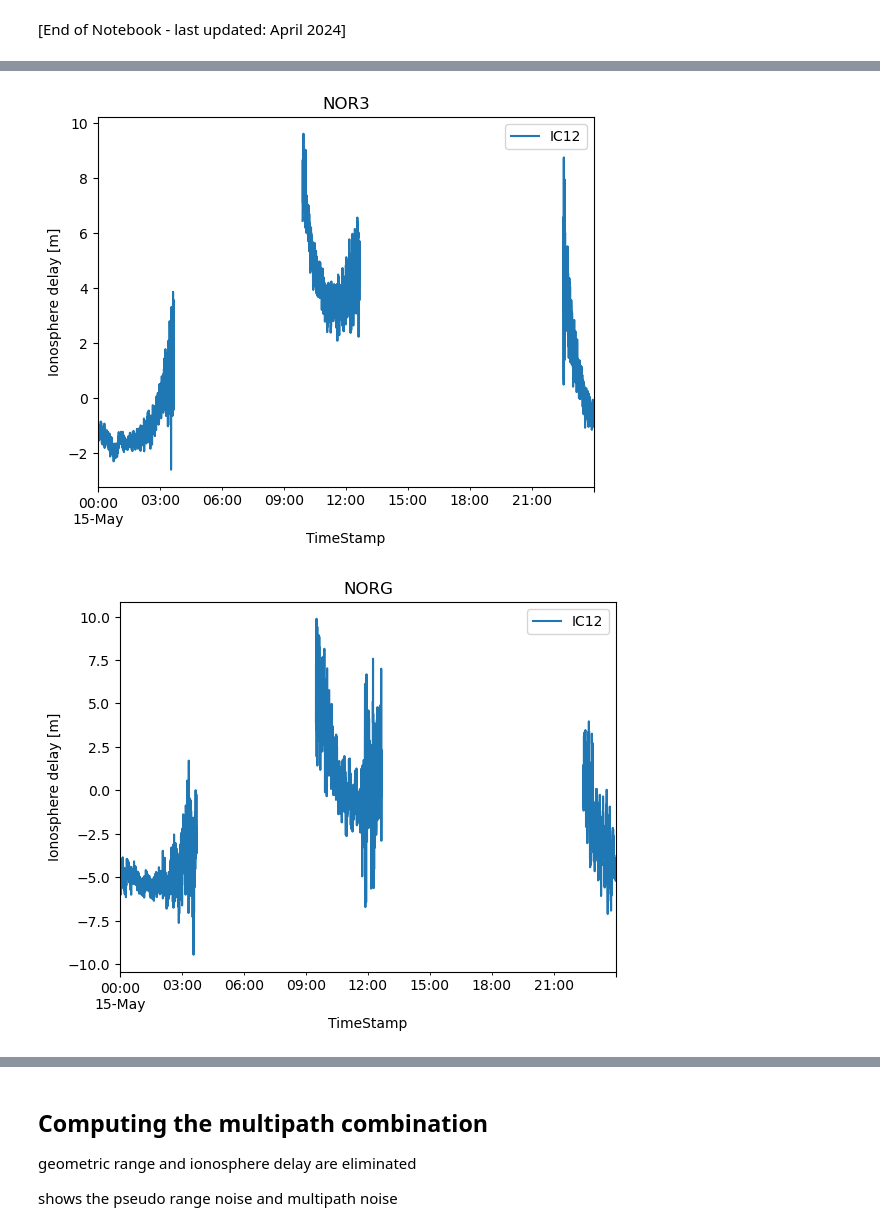
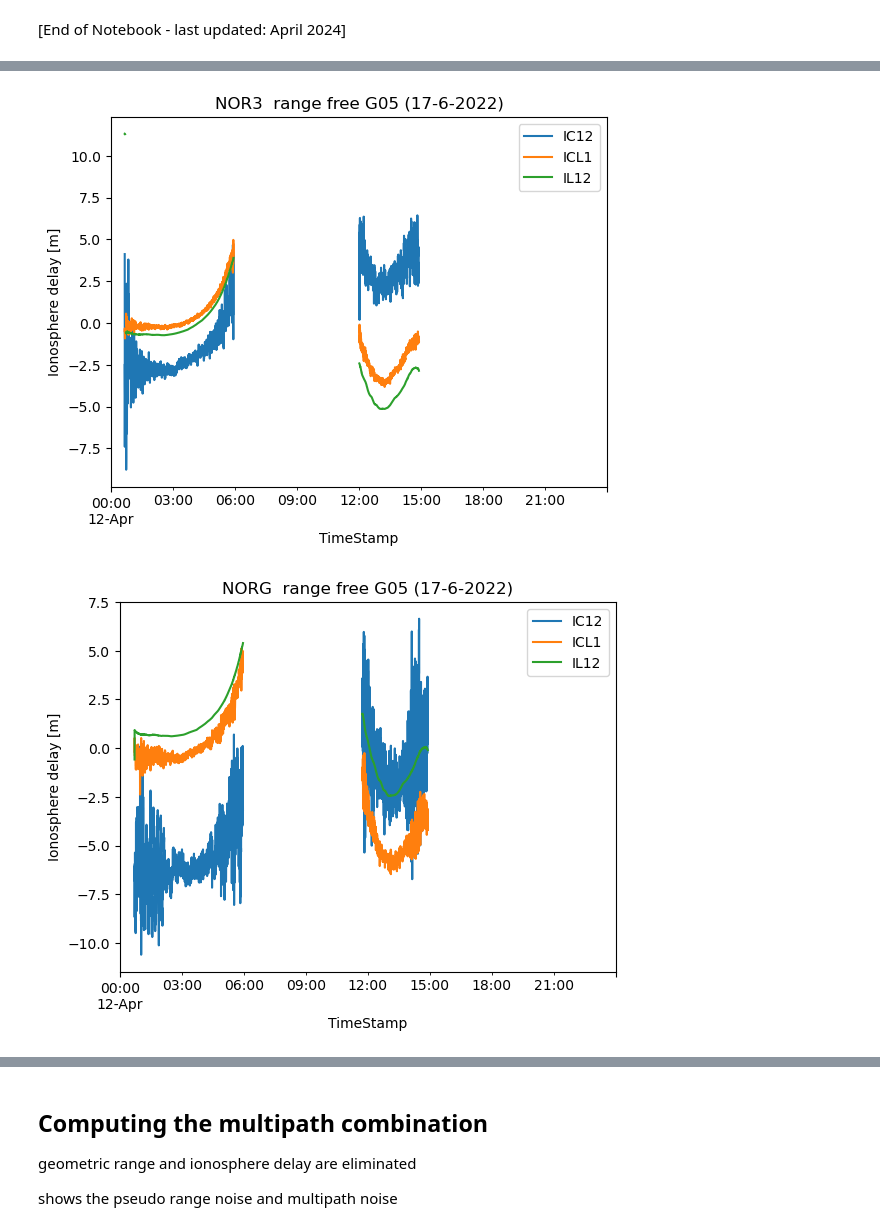
Before and after one commit to ICSlingerland/Groningen-Deformation-lab, a Jupyter notebook: pdRINEX-GettingStarted.ipynb, the cells around one changed output, grey strips where cells are left out. Saved outputs shown, nothing was run; the diff lists cells and outputs as text; code cells hidden in the pictures.

```diff
--- a/pdRINEX-GettingStarted.ipynb
+++ b/pdRINEX-GettingStarted.ipynb
@@ -815,8 +511,24 @@ The following piece of code computes a DataFrame that we can use to compute the
 * `IC12` dual frequency code-code combination using L1 and L2 pseudo-range measurements
 * `IL12` dual frequency phase-phase combination using L1 and L2 carrier-phase measurements
 # %%
+sourceTypes = ['C1C', 'L1C', 'C2W', 'L2W']
+targetTypes = ['ICL1', 'IC12', 'IL12']
+
+wvl = rnxGetFreqs(['L1' , 'L2'],'G',wavelength=True)
+f = rnxGetFreqs(['L1' , 'L2'],'G')
+
+g12 = f['L2']**2 / f['L1']**2
+u12 = f['L2']**2 / ( f['L1']**2 - f['L2']**2 )
+
+mmat = [ np.array([  0.5, -0.5*wvl['L1'],   0., 0. ]) ,
+         np.array([ -u12,  0.           , u12 , 0. ]) ,
+         np.array([  0. ,  u12*wvl['L1'],   0., -u12*wvl['L2'] ]) ]
+
+LCmat = pd.DataFrame(mmat,columns=sourceTypes,index=targetTypes)
+
+#here im only looking at IC12 because this doesnt have the ambiguities that ICL1 and IL12 have
 # sourceTypes = ['C1C', 'L1C', 'C2W', 'L2W']
-# targetTypes = ['ICL1', 'IC12', 'IL12']
+# targetTypes = ['IC12']
 
 # wvl = rnxGetFreqs(['L1' , 'L2'],'G',wavelength=True)
 # f = rnxGetFreqs(['L1' , 'L2'],'G')
@@ -824,24 +536,9 @@ The following piece of code computes a DataFrame that we can use to compute the
 # g12 = f['L2']**2 / f['L1']**2
 # u12 = f['L2']**2 / ( f['L1']**2 - f['L2']**2 )
 
-# mmat = [ np.array([  0.5, -0.5*wvl['L1'],   0., 0. ]) ,
-#          np.array([ -u12,  0.           , u12 , 0. ]) ,
-#          np.array([  0. ,  u12*wvl['L1'],   0., -u12*wvl['L2'] ]) ]
+# mmat = [  np.array([ -u12,  0.           , u12 , 0. ]) ]
 
 # LCmat = pd.DataFrame(mmat,columns=sourceTypes,index=targetTypes)
-
-sourceTypes = ['C1C', 'L1C', 'C2W', 'L2W']
-targetTypes = ['IC12']
-
-wvl = rnxGetFreqs(['L1' , 'L2'],'G',wavelength=True)
-f = rnxGetFreqs(['L1' , 'L2'],'G')
-
-g12 = f['L2']**2 / f['L1']**2
-u12 = f['L2']**2 / ( f['L1']**2 - f['L2']**2 )
-
-mmat = [  np.array([ -u12,  0.           , u12 , 0. ]) ]
-
-LCmat = pd.DataFrame(mmat,columns=sourceTypes,index=targetTypes)
 # %%
 LCmat
 # %% [output]
@@ -921,8 +620,8 @@ rnxUnstack(lc_stacked_RDN1)['G05'].plot(ylabel='Ionosphere delay [m]', title='RD
 # %%
-rnxUnstack(lc_stacked_NOR3)['G05'].plot(ylabel='Ionosphere delay [m]', title='NOR3');
+rnxUnstack(lc_stacked_NOR3)['G05'].plot(ylabel='Ionosphere delay [m]', title='NOR3  range free G05 (17-6-2022)');
 # %% [output]
-[figure, old version]
+[figure, new version]
 # %%
-rnxUnstack(lc_stacked_NORG)['G05'].plot(ylabel='Ionosphere delay [m]', title='NORG');
+rnxUnstack(lc_stacked_NORG)['G05'].plot(ylabel='Ionosphere delay [m]', title='NORG  range free G05 (17-6-2022)');
 # %% [output]
-[figure, old version]
+[figure, new version]
```
Also changed, not shown: parts of 71 cells of this notebook.
